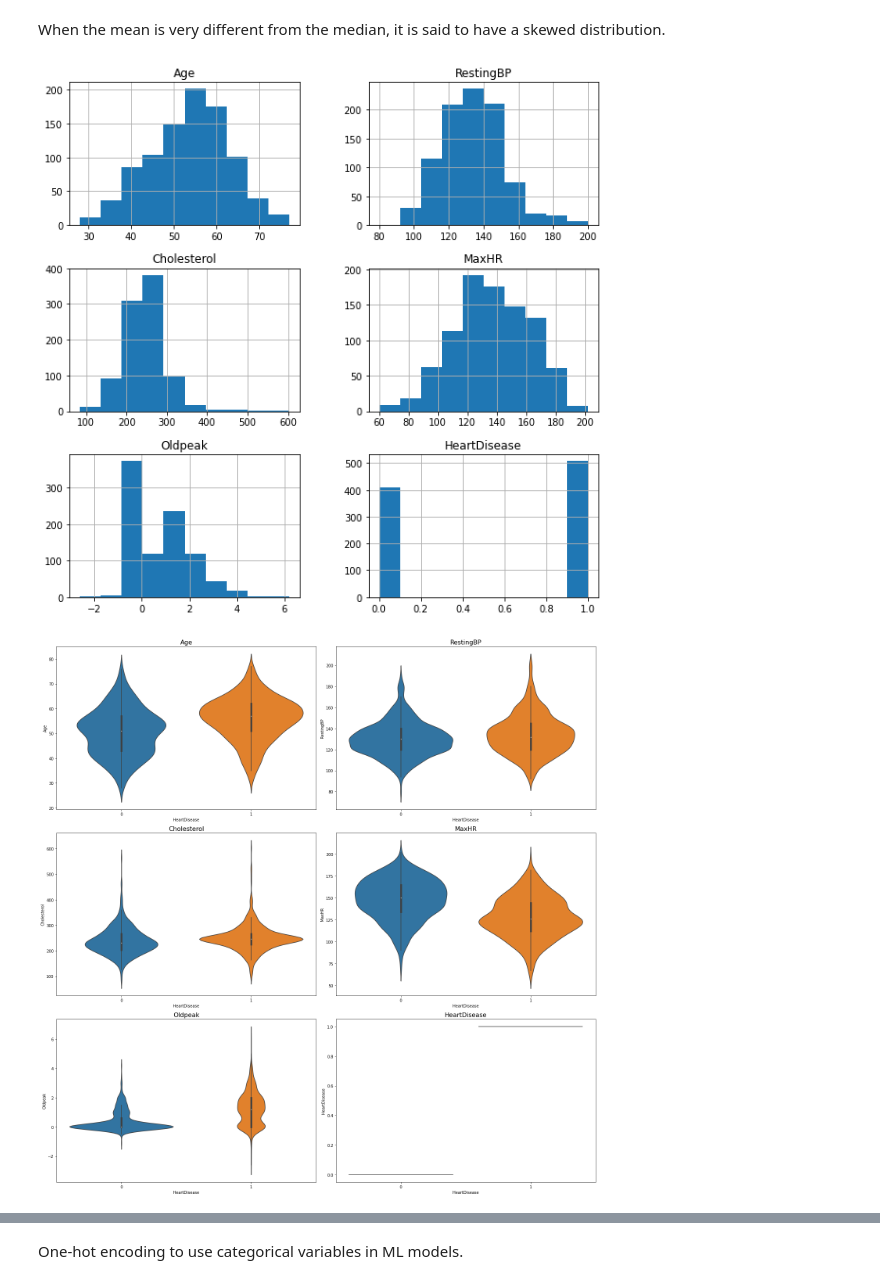
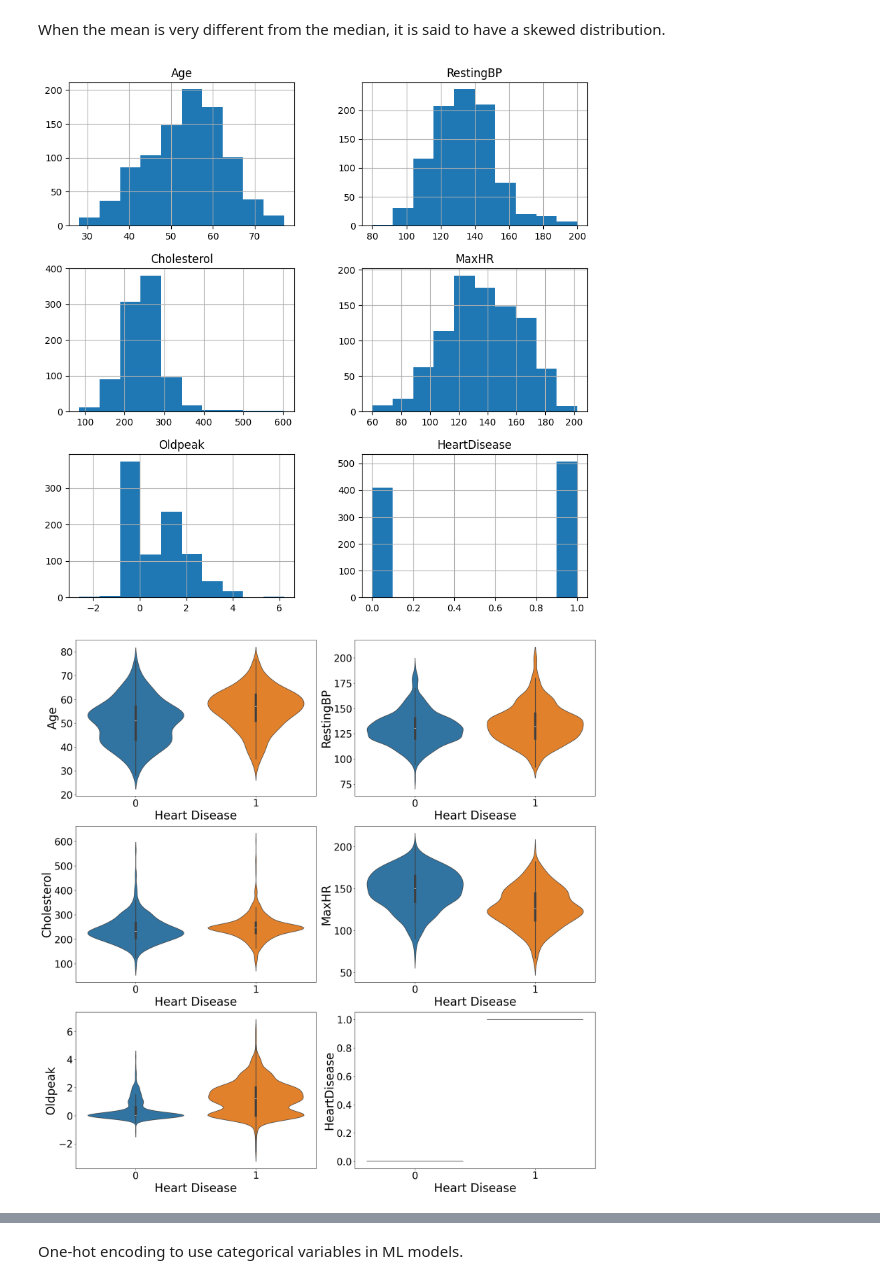
Before and after one commit to mma735/Practice-DS, a Jupyter notebook: dataset5_heart/dataset5_heart_DP&EDA.ipynb, the cells around one changed output, grey strips where cells are left out. Drawn from its saved outputs; the diff is of its cells as text; code cells hidden in the pictures.

```diff
--- a/dataset5_heart/dataset5_heart_DP&EDA.ipynb
+++ b/dataset5_heart/dataset5_heart_DP&EDA.ipynb
@@ -15,7 +15,7 @@ os.getcwd()
 # %% [markdown]
 Loading the dataset
 # %%
-dfHeart = pd.read_csv(".\datasets\heart.csv")
+dfHeart = pd.read_csv("heart.csv")
 # %%
 dfHeart.head()
 # %% [output]
@@ -108,7 +109,7 @@ histRaw = dfHeart.drop(columns=['FastingBS']).hist(figsize = (10,10))
 # %%
 # calculate the IQR for each numerical column
-Q1 = dfHeart.quantile(0.25)
-Q3 = dfHeart.quantile(0.75)
+Q1 = dfHeart[['Age','RestingBP','Cholesterol','MaxHR','Oldpeak']].quantile(0.25)
+Q3 = dfHeart[['Age','RestingBP','Cholesterol','MaxHR','Oldpeak']].quantile(0.75)
 IQR = Q3 - Q1
 
 # align the indices
@@ -218,33 +219,36 @@ dfHeart.loc[(dfHeart["HeartDisease"] == 1) & (dfHeart['RestingBP'].isna()), 'Res
 # %%
 histClean = dfHeart.drop(columns=['FastingBS']).hist(figsize = (10,10))
 # %% [output]
-[figure, old version]
+[figure, new version]
 # %%
 # Define the number of rows and columns for the subplots
 nrows, ncols = 3,2
 
 # Create a figure and axes for the subplots
 fig, axes = plt.subplots(nrows=nrows, ncols=ncols, figsize=(20, 20))
 
 # Flatten the axes array
 axes = axes.flatten()
 
 # Select the columns to plot
 df_vp = dfHeart.loc[:,['Age','RestingBP','Cholesterol','MaxHR','Oldpeak','HeartDisease']]
 
 # Loop over the columns of the DataFrame and plot each column in a separate subfigure
 for i, col in enumerate(df_vp.columns):
-    sns.violinplot(x="HeartDisease", y =col, data=df_vp, ax=axes[i])
+    sns.violinplot(x="HeartDisease", y =col, hue="HeartDisease", data=df_vp, ax=axes[i], legend = False)
 
 # Set the title of each subfigure to the name of the corresponding column
 for ax, col in zip(axes, df_vp.columns):
-    ax.set_title(col, fontsize=16)
-
+    # ax.set_title(col, fontsize=20)
+    ax.set_xlabel("Heart Disease", fontsize=30)
+    ax.set_ylabel(col, fontsize=30)
+    ax.tick_params(axis='x', labelsize=25)
+    ax.tick_params(axis='y', labelsize=25)
 # Show the plot
 plt.tight_layout()
 plt.show()
 # %% [output]
-[figure, old version]
+[figure, new version]
 # %%
 # Define the number of rows and columns for the subplots
 nrows, ncols = 4, 2
```
Also changed, not shown: parts of 8 cells of this notebook.
